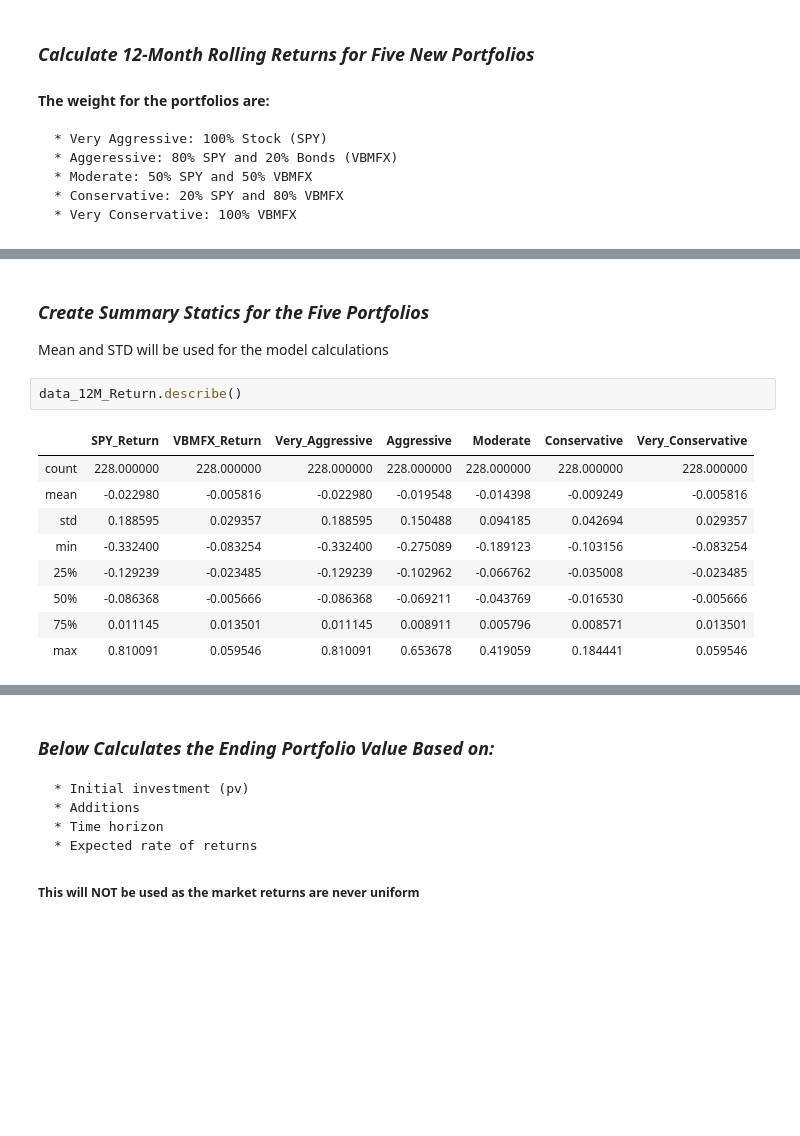
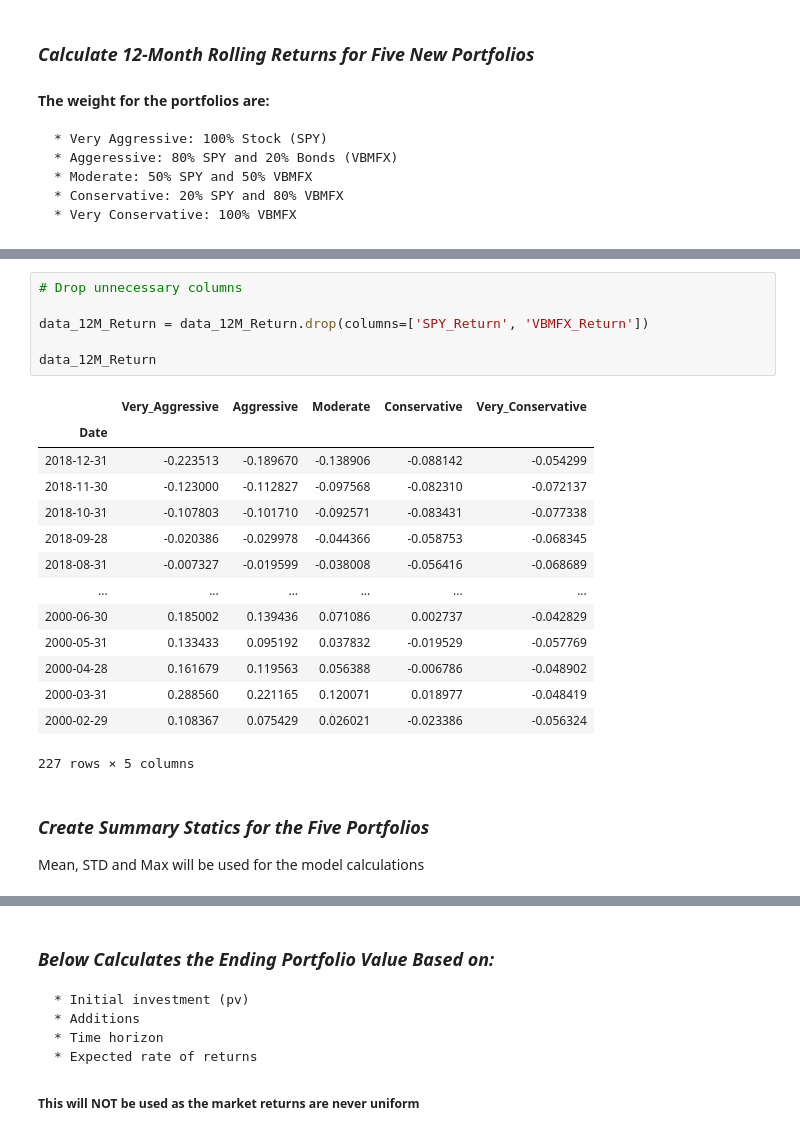
Before and after one commit to hmars333/Project-2-Group-4, a Jupyter notebook: MarketScrape.ipynb, the cells around one changed output, grey strips where cells are left out. Saved outputs shown, nothing was run; the diff lists cells and outputs as text; blank space fills up the shorter version.

Commit message:
Updated 12M Return and Summary DFs

```diff
--- a/MarketScrape.ipynb
+++ b/MarketScrape.ipynb
@@ -181,16 +181,25 @@ data_12M_Return
+# %%
+# Drop unnecessary columns
+
+data_12M_Return = data_12M_Return.drop(columns=['SPY_Return', 'VBMFX_Return'])
+
+data_12M_Return
+# %% [output]
+|  | Very_Aggressive | Aggressive | Moderate | Conservative | Very_Conservative |
+| Date |  |  |  |  |  |
+| 2018-12-31 | -0.223513 | -0.189670 | -0.138906 | -0.088142 | -0.054299 |
+| 2018-11-30 | -0.123000 | -0.112827 | -0.097568 | -0.082310 | -0.072137 |
+| 2018-10-31 | -0.107803 | -0.101710 | -0.092571 | -0.083431 | -0.077338 |
+| 2018-09-28 | -0.020386 | -0.029978 | -0.044366 | -0.058753 | -0.068345 |
+| 2018-08-31 | -0.007327 | -0.019599 | -0.038008 | -0.056416 | -0.068689 |
+| ... | ... | ... | ... | ... | ... |
+| 2000-06-30 | 0.185002 | 0.139436 | 0.071086 | 0.002737 | -0.042829 |
+| 2000-05-31 | 0.133433 | 0.095192 | 0.037832 | -0.019529 | -0.057769 |
+| 2000-04-28 | 0.161679 | 0.119563 | 0.056388 | -0.006786 | -0.048902 |
+| 2000-03-31 | 0.288560 | 0.221165 | 0.120071 | 0.018977 | -0.048419 |
+| 2000-02-29 | 0.108367 | 0.075429 | 0.026021 | -0.023386 | -0.056324 |
+227 rows × 5 columns
 # %% [markdown]
 ### *Create Summary Statics for the Five Portfolios*
 
-Mean and STD will be used for the model calculations
+Mean, STD and Max will be used for the model calculations
-# %%
-data_12M_Return.describe()
-# %% [output]
-|  | SPY_Return | VBMFX_Return | Very_Aggressive | Aggressive | Moderate | Conservative | Very_Conservative |
-| count | 228.000000 | 228.000000 | 228.000000 | 228.000000 | 228.000000 | 228.000000 | 228.000000 |
-| mean | -0.022980 | -0.005816 | -0.022980 | -0.019548 | -0.014398 | -0.009249 | -0.005816 |
-| std | 0.188595 | 0.029357 | 0.188595 | 0.150488 | 0.094185 | 0.042694 | 0.029357 |
-| min | -0.332400 | -0.083254 | -0.332400 | -0.275089 | -0.189123 | -0.103156 | -0.083254 |
-| 25% | -0.129239 | -0.023485 | -0.129239 | -0.102962 | -0.066762 | -0.035008 | -0.023485 |
-| 50% | -0.086368 | -0.005666 | -0.086368 | -0.069211 | -0.043769 | -0.016530 | -0.005666 |
-| 75% | 0.011145 | 0.013501 | 0.011145 | 0.008911 | 0.005796 | 0.008571 | 0.013501 |
-| max | 0.810091 | 0.059546 | 0.810091 | 0.653678 | 0.419059 | 0.184441 | 0.059546 |
```
Also changed, not shown: parts of 7 cells of this notebook.
